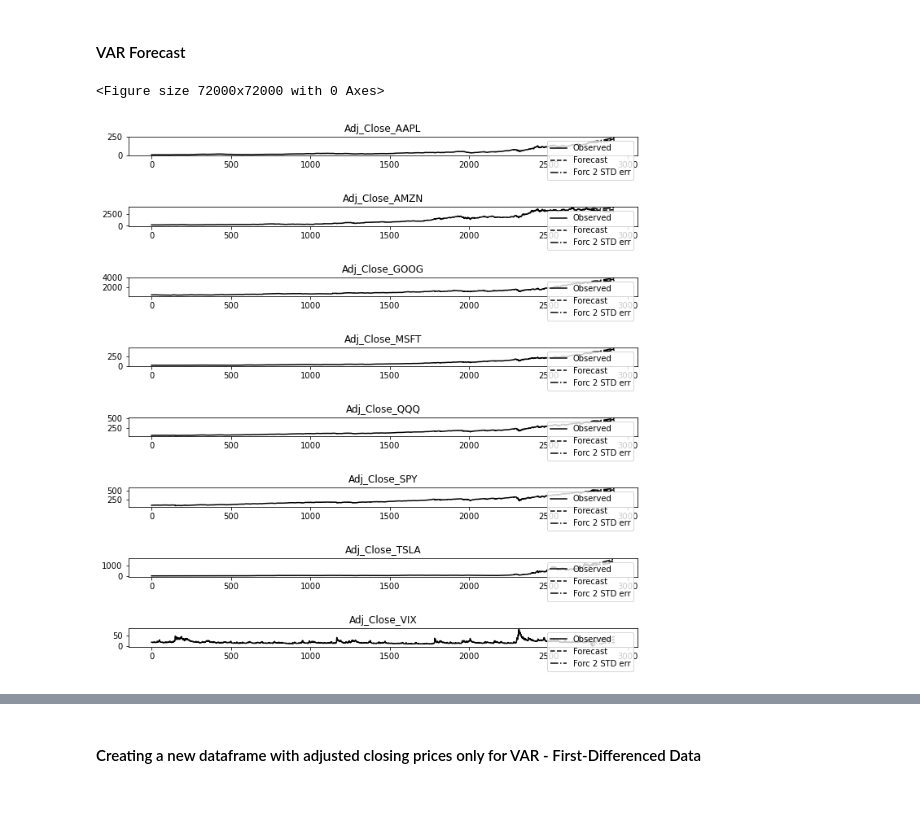
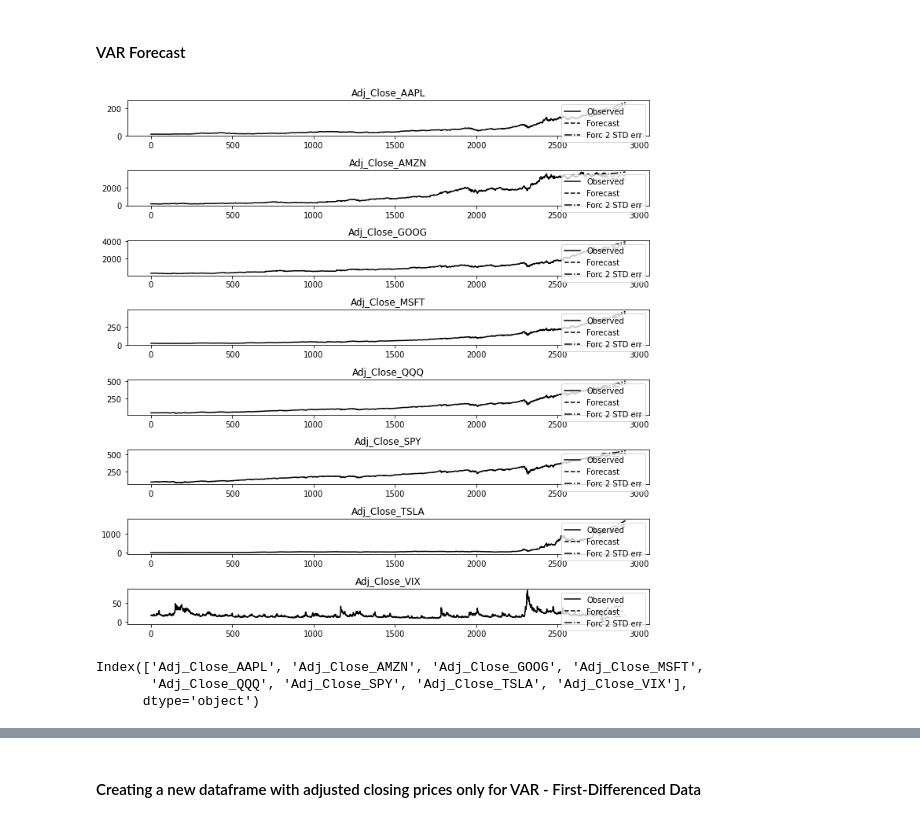
Before and after one commit to mh0805/Equity-price-prediction-and-forecast-with-Time-series-analysis-and-Machine-Learning, a Jupyter notebook: 3. Data Pre-processing & Modeling.ipynb, the cells around one changed output, grey strips where cells are left out. Saved outputs shown, nothing was run; the diff lists cells and outputs as text; code cells hidden in the pictures.

```diff
--- a/3. Data Pre-processing & Modeling.ipynb
+++ b/3. Data Pre-processing & Modeling.ipynb
@@ -23,6 +29,9 @@ df = pd.read_csv('./data/post_EDA_df.csv')
 
 # Setting 'Date' column as index
 df.set_index('Date', inplace=True)
+
+# Setting the Index as Datetime
+df.index = pd.to_datetime(df.index)
 # %%
 # DataFrame check
 df.info()
@@ -615,10 +733,14 @@ plt.tight_layout(pad = 3.0)
 # %% [markdown]
 #### VAR Forecast
 # %%
-fig = plt.figure(figsize=(8,6))
-fig.set_size_inches(1000, 1000)
+# Plotting Forecast
 results_VAR.plot_forecast(150)
-plt.tight_layout(pad = 3.0)
+plt.tight_layout();
 # %% [output]
-<Figure size 72000x72000 with 0 Axes>
-[figure, old version]
+[figure, new version]
+# %%
+df_var.columns
+# %% [output]
+Index(['Adj_Close_AAPL', 'Adj_Close_AMZN', 'Adj_Close_GOOG', 'Adj_Close_MSFT',
+       'Adj_Close_QQQ', 'Adj_Close_SPY', 'Adj_Close_TSLA', 'Adj_Close_VIX'],
+      dtype='object')
```
Also changed, not shown: parts of 105 cells of this notebook, 16 other files.
